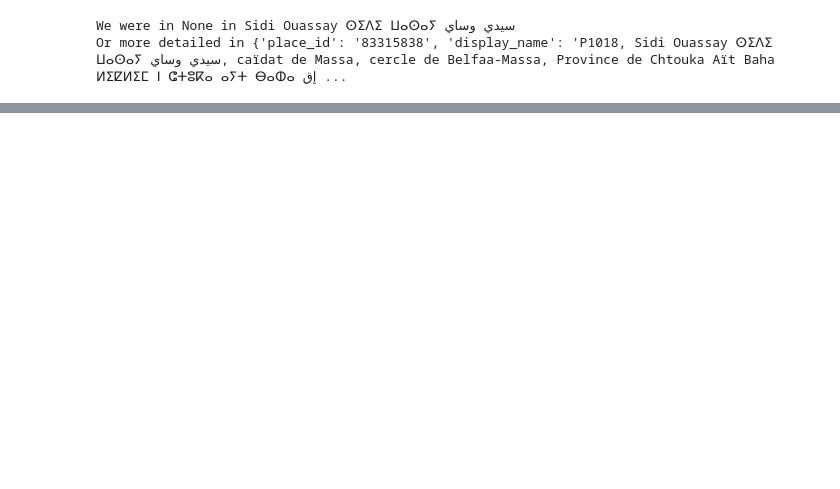
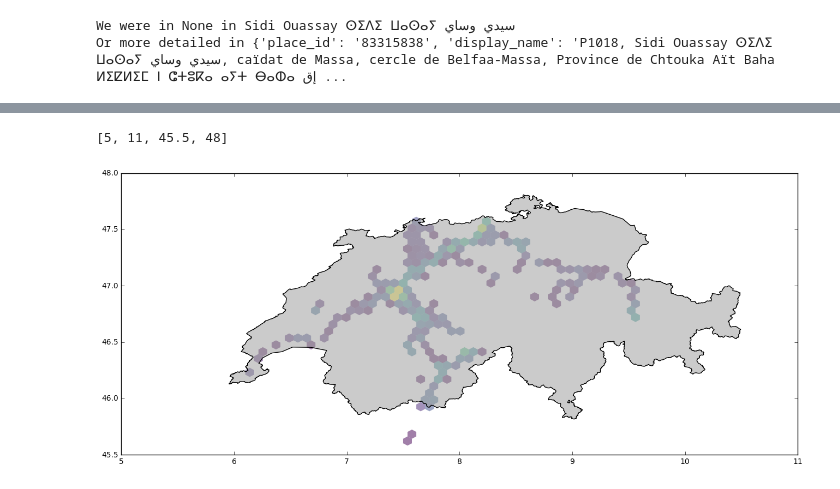
Before and after one commit to habi/JahresRueckblick15, a Jupyter notebook: OpenPaths.ipynb, the cells around one changed output, grey strips where cells are left out. Drawn from its saved outputs; the diff is of its cells as text; code cells hidden in the pictures; blank space fills up the shorter version.

```diff
--- a/OpenPaths.ipynb
+++ b/OpenPaths.ipynb
@@ -77,0 +109,16 @@ mplleaflet.display(tiles='stamen_wc')
+# %%
+# https://s3.amazonaws.com/osm-polygons.mapzen.com/switzerland_geojson.tgz
+gridsize = 250
+switzerland.geometry.plot()
+plt.hexbin(thisyear['lon'], thisyear['lat'],
+           cmap='viridis',
+           alpha=0.5,
+           gridsize=gridsize,
+           bins='log',
+           mincnt=1,
+           edgecolor='none',
+           lw=0.2)
+plt.axis([5, 11, 45.5, 48])
+# %% [output]
+[5, 11, 45.5, 48]
+[figure, added]
```
Also changed, not shown: parts of 3 cells of this notebook.
